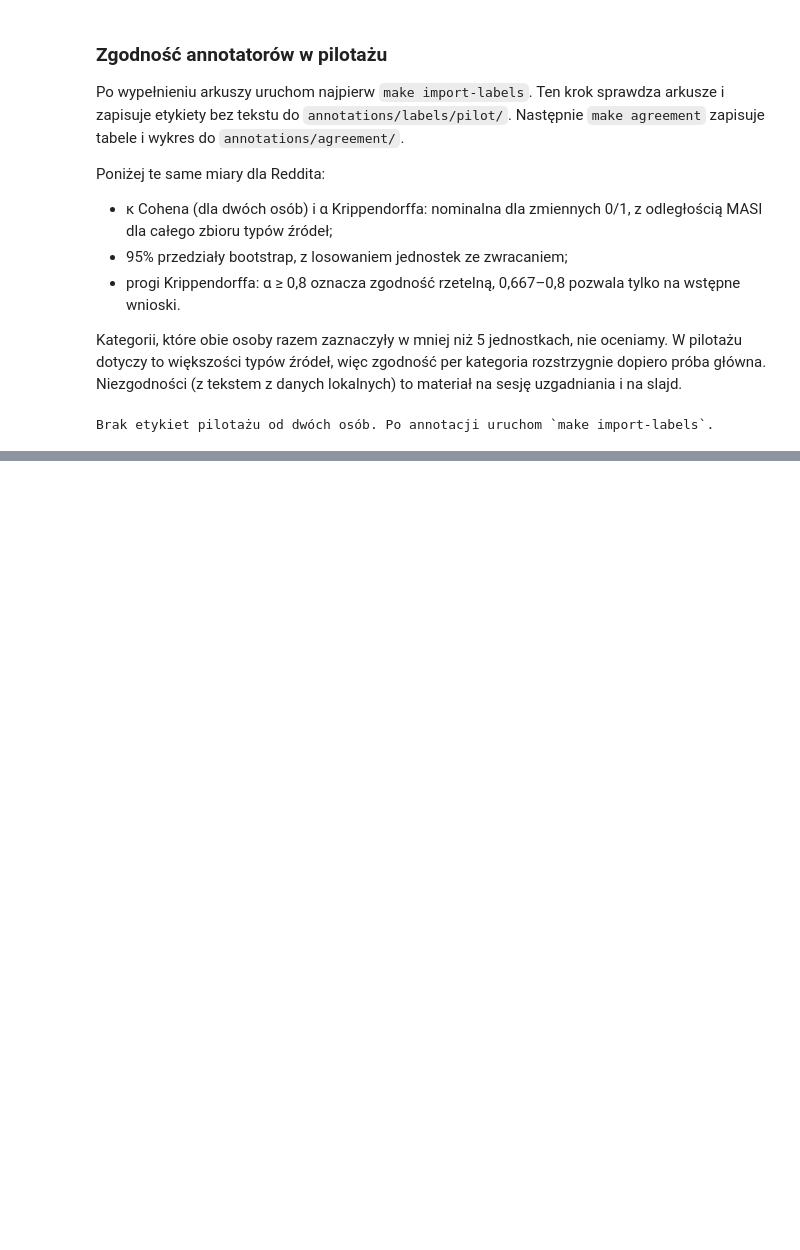
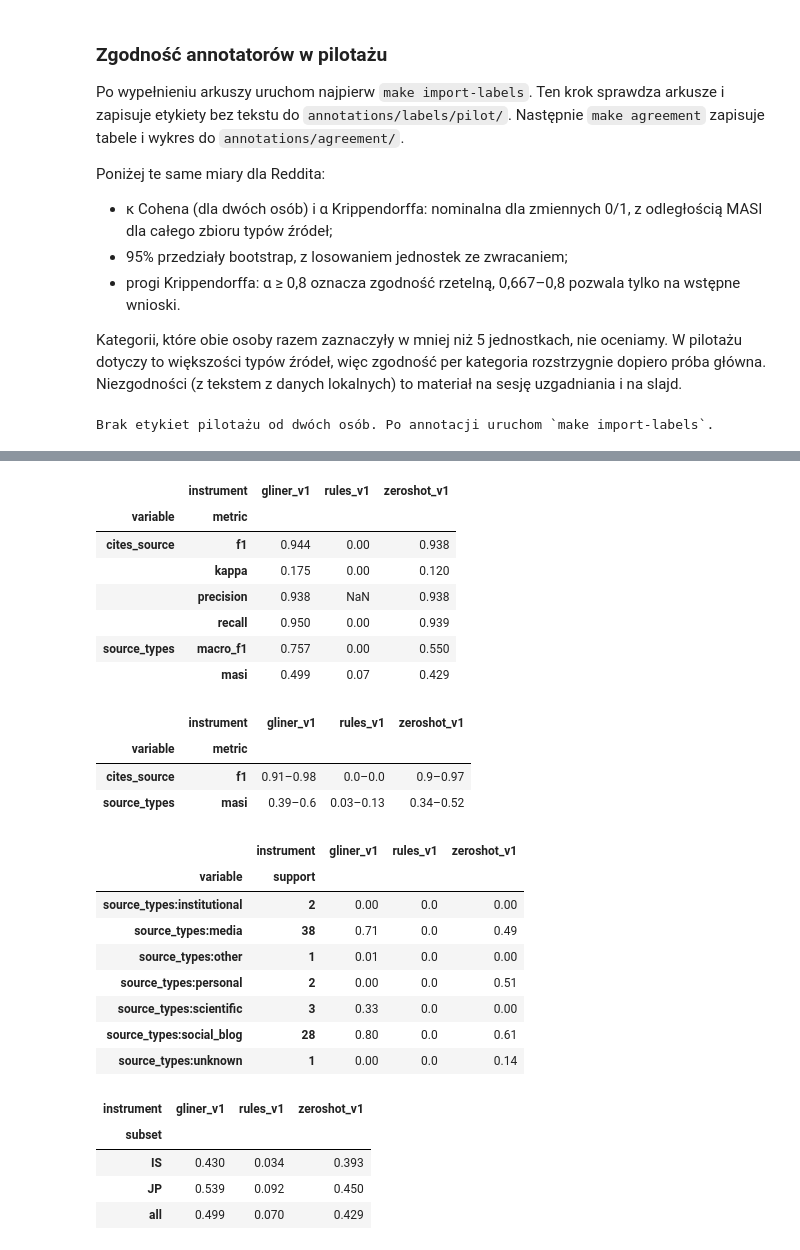
Before and after one commit to igor-sosnowicz/digital-media-analysis, a Jupyter notebook: notebooks/Reditt_EDA.ipynb, the cells around one changed output, grey strips where cells are left out. Drawn from its saved outputs; the diff is of its cells as text; code cells hidden in the pictures; blank space fills up the shorter version.

```diff
--- a/notebooks/Reditt_EDA.ipynb
+++ b/notebooks/Reditt_EDA.ipynb
@@ -636,0 +643,50 @@ Brak etykiet pilotażu od dwóch osób. Po annotacji uruchom `make import-labels
+# %%
+from digital_media_analysis.paths import VALIDATION_DIR
+
+metrics_path = VALIDATION_DIR / "dev_metrics.csv"
+if not metrics_path.exists():
+    print("Brak wyników walidacji; uruchom `make tune` (wymaga `uv sync --group ml`).")
+else:
+    dev_metrics = pd.read_csv(metrics_path)
+    platform_metrics = dev_metrics[dev_metrics["platform"].eq("reddit")]
+    overall = platform_metrics[platform_metrics["subset"].eq("all")]
+    headline = overall[
+        overall["variable"].isin(["cites_source", "edit_about_sources", "source_types"])
+        & overall["metric"].isin(["precision", "recall", "f1", "kappa", "masi", "macro_f1"])
+    ]
+    display(headline.pivot_table(index=["variable", "metric"], columns="instrument", values="value").round(3))
+    intervals = headline[headline["metric"].isin(["f1", "masi"])].assign(
+        przedział=lambda frame: frame["low"].round(2).astype(str) + "–" + frame["high"].round(2).astype(str)
+    )
+    display(intervals.pivot_table(index=["variable", "metric"], columns="instrument", values="przedział", aggfunc="first"))
+    per_category = overall[overall["variable"].str.startswith("source_types:") & overall["metric"].eq("f1")]
+    display(per_category.pivot_table(index=["variable", "support"], columns="instrument", values="value").round(2))
+    by_annotator = platform_metrics[platform_metrics["variable"].eq("source_types") & platform_metrics["metric"].eq("masi")]
+    display(by_annotator.pivot_table(index="subset", columns="instrument", values="value").round(3))
+# %% [output]
+|  | instrument | gliner_v1 | rules_v1 | zeroshot_v1 |
+| variable | metric |  |  |  |
+| cites_source | f1 | 0.944 | 0.00 | 0.938 |
+|  | kappa | 0.175 | 0.00 | 0.120 |
+|  | precision | 0.938 | NaN | 0.938 |
+|  | recall | 0.950 | 0.00 | 0.939 |
+| source_types | macro_f1 | 0.757 | 0.00 | 0.550 |
+|  | masi | 0.499 | 0.07 | 0.429 |
+|  | instrument | gliner_v1 | rules_v1 | zeroshot_v1 |
+| variable | metric |  |  |  |
+| cites_source | f1 | 0.91–0.98 | 0.0–0.0 | 0.9–0.97 |
+| source_types | masi | 0.39–0.6 | 0.03–0.13 | 0.34–0.52 |
+|  | instrument | gliner_v1 | rules_v1 | zeroshot_v1 |
+| variable | support |  |  |  |
+| source_types:institutional | 2 | 0.00 | 0.0 | 0.00 |
+| source_types:media | 38 | 0.71 | 0.0 | 0.49 |
+| source_types:other | 1 | 0.01 | 0.0 | 0.00 |
+| source_types:personal | 2 | 0.00 | 0.0 | 0.51 |
+| source_types:scientific | 3 | 0.33 | 0.0 | 0.00 |
+| source_types:social_blog | 28 | 0.80 | 0.0 | 0.61 |
+| source_types:unknown | 1 | 0.00 | 0.0 | 0.14 |
+| instrument | gliner_v1 | rules_v1 | zeroshot_v1 |
+| subset |  |  |  |
+| IS | 0.430 | 0.034 | 0.393 |
+| JP | 0.539 | 0.092 | 0.450 |
+| all | 0.499 | 0.070 | 0.429 |
```
Also changed, not shown: parts of 2 cells of this notebook, 41 other files.
